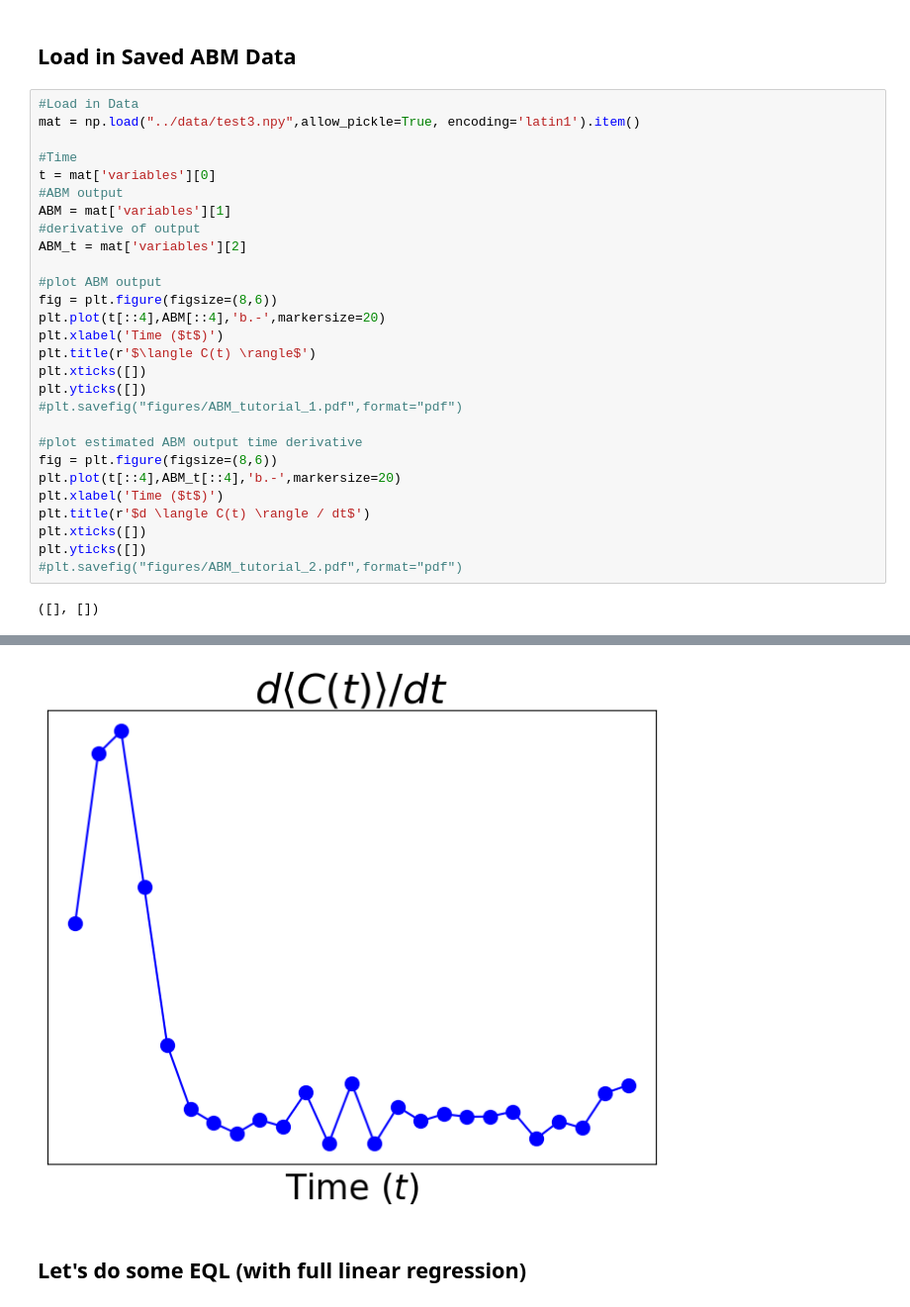
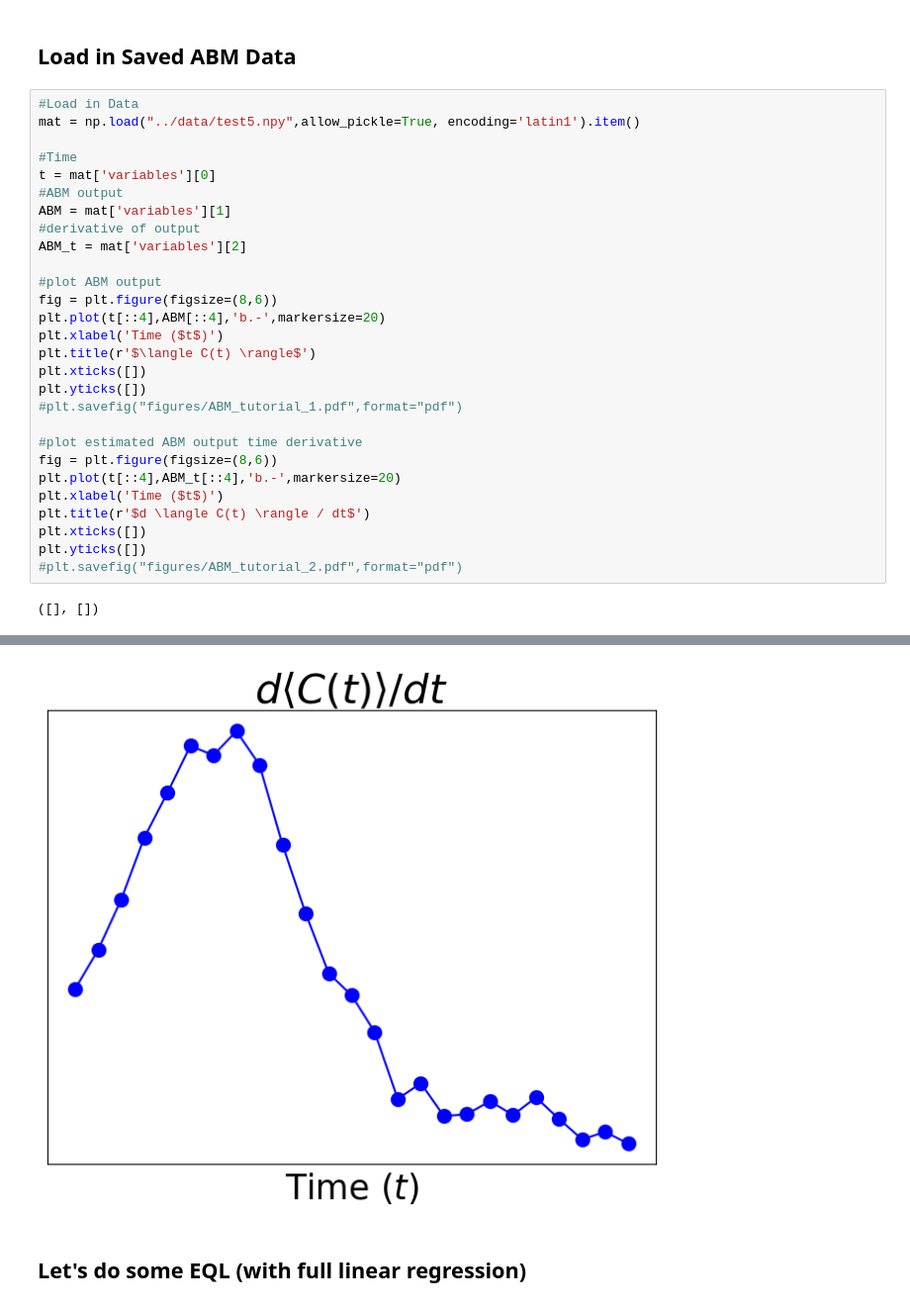
Before and after one commit to msadeck/ABM_EQL-Training, a Jupyter notebook: EQL/EQL Tutorial.ipynb, the cells around one changed output, grey strips where cells are left out. Shown: that part at 99% size. Saved outputs shown, nothing was run; the diff lists cells and outputs as text.

Commit message:
getting the average data files

```diff
--- a/EQL/EQL Tutorial.ipynb
+++ b/EQL/EQL Tutorial.ipynb
@@ -17,7 +17,7 @@ plt.rc('font', **font)
 ## Load in Saved ABM Data
 # %%
 #Load in Data
-mat = np.load("../data/test3.npy",allow_pickle=True, encoding='latin1').item()
+mat = np.load("../data/test5.npy",allow_pickle=True, encoding='latin1').item()
 
 #Time
 t = mat['variables'][0]
@@ -49,4 +49,4 @@ plt.yticks([])
-[figure, old version]
+[figure, new version]
 # %% [markdown]
 ## Let's do some EQL (with full linear regression)
 # %%
```
Also changed, not shown: parts of 5 cells of this notebook, 4 other files.
